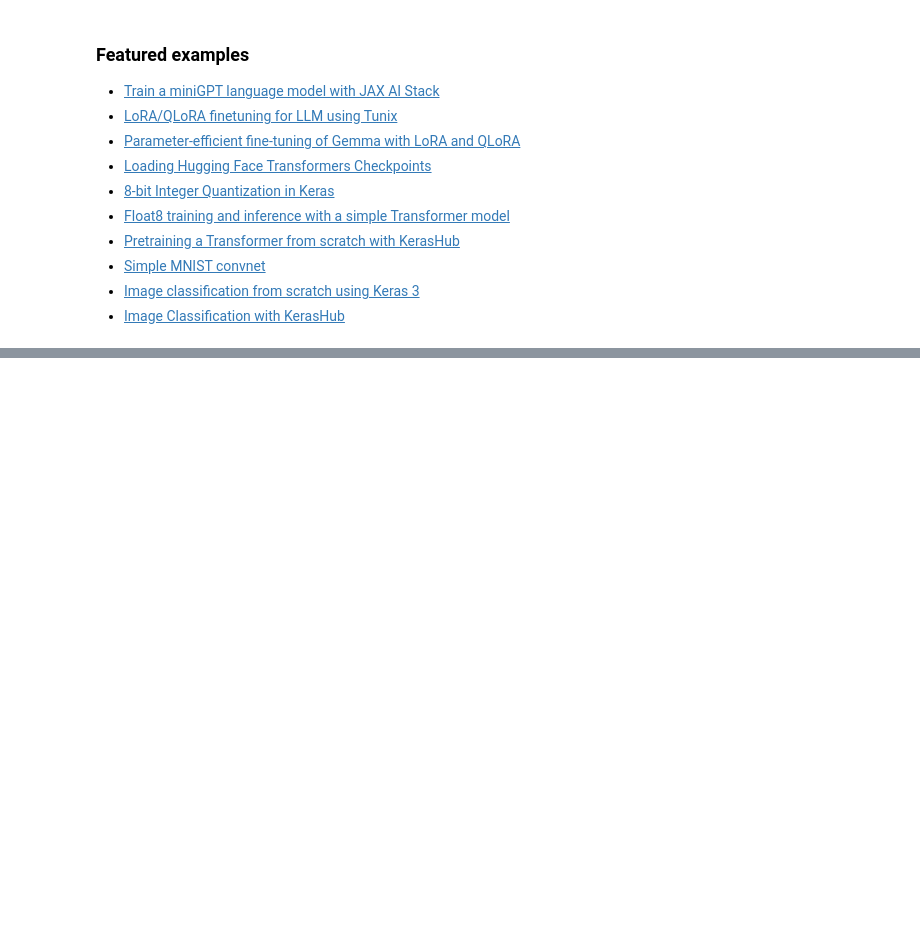
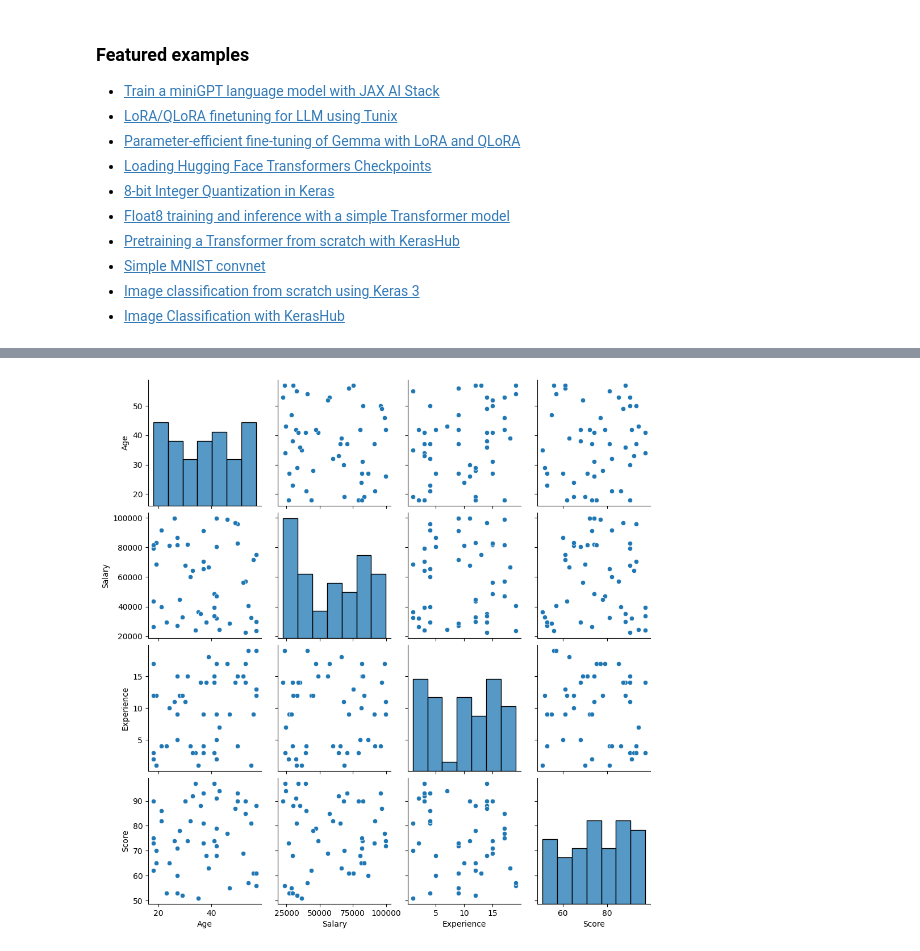
Before and after one commit to Subi2005-10/DATA-SCIENCE, a Jupyter notebook: Welcome_To_Colab.ipynb, the cells around one changed output, grey strips where cells are left out. Cells and saved outputs as stored; diff of their text form; code cells hidden in the pictures; blank space fills up the shorter version.

```diff
--- a/Welcome_To_Colab.ipynb
+++ b/Welcome_To_Colab.ipynb
@@ -398,0 +267,7 @@ These are a few of the notebooks related to Machine Learning, including Google's
+# %%
+import seaborn as sns
+
+sns.pairplot(data)
+plt.show()
+# %% [output]
+[figure, added]
```
Also changed, not shown: parts of 11 cells of this notebook.
